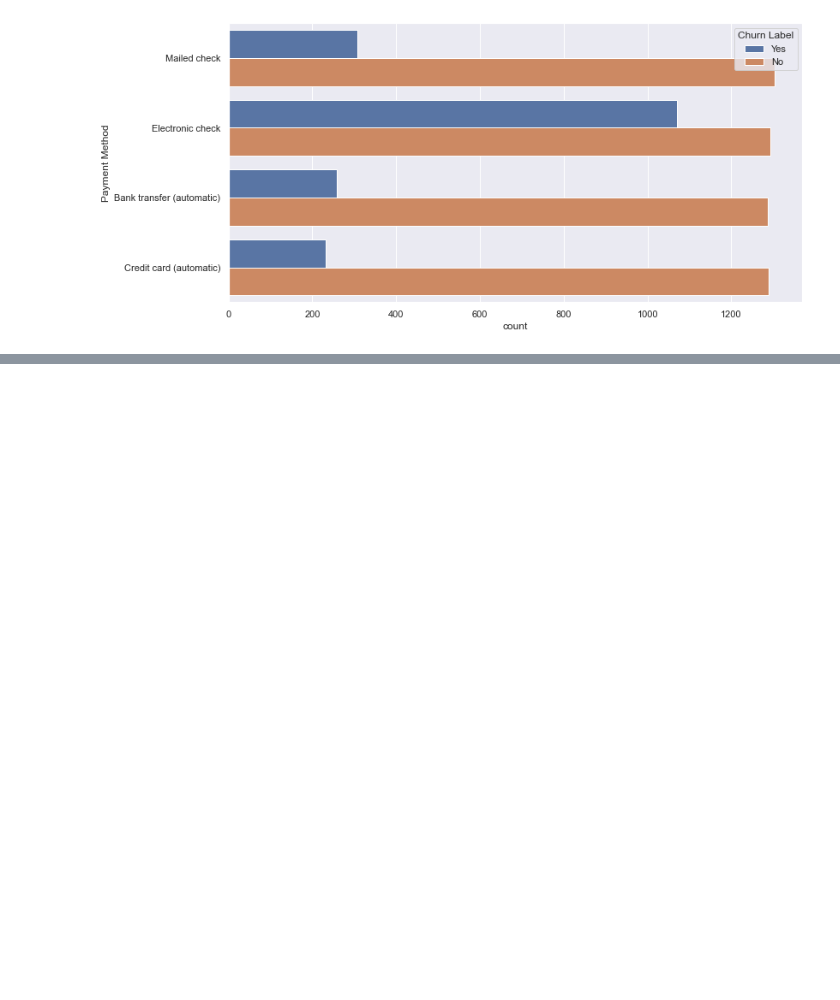
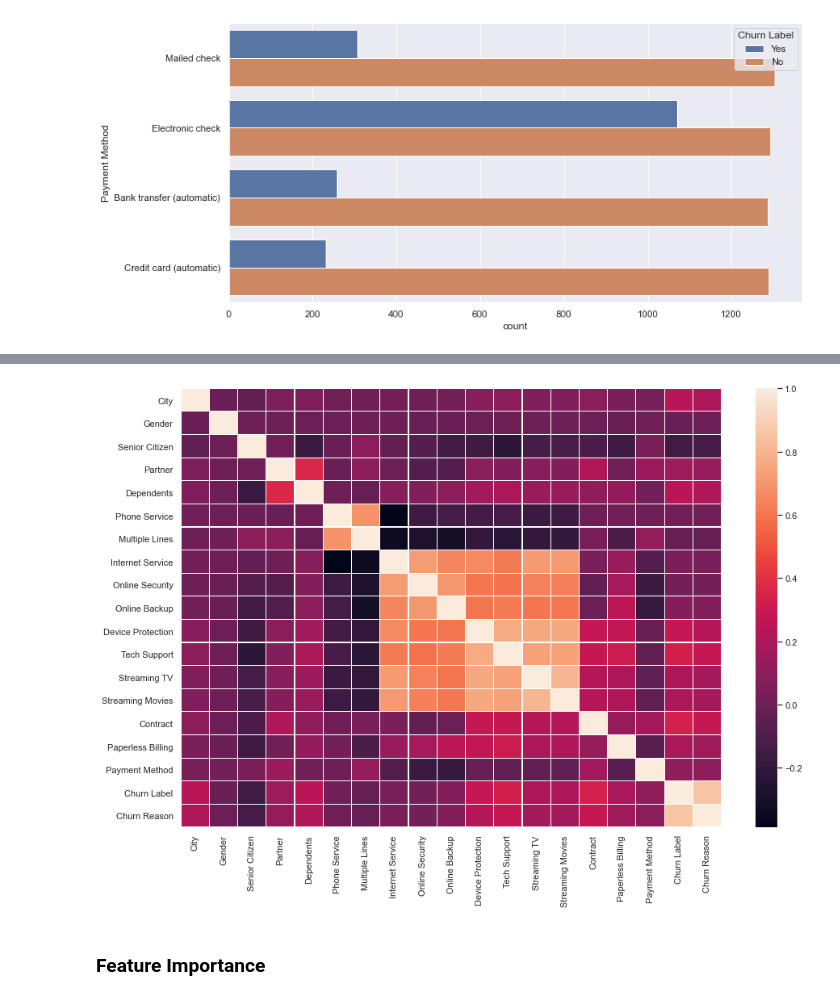
Before and after one commit to samarth-malhotra/Dissertation, a Jupyter notebook: Dissertation Project.ipynb, the cells around one changed output, grey strips where cells are left out. Cells and saved outputs as stored; diff of their text form; code cells hidden in the pictures; blank space fills up the shorter version.

```diff
--- a/Dissertation Project.ipynb
+++ b/Dissertation Project.ipynb
@@ -402,0 +416,6 @@ sns.displot(df_new['Tenure Months'])
+# %%
+# dropping the numerical columns
+categorical = df_new.drop(['CustomerID', 'Tenure Months', 'Monthly Charges', 'Total Charges', 'CLTV'],
+        axis=1)
+corr = categorical.apply(lambda x: pd.factorize(x)[0]).corr()
+corr
@@ -402,0 +440,5 @@ sns.displot(df_new['Tenure Months'])
+# %%
+plt.figure(figsize=(15, 10))
+sns.heatmap(corr, linewidths=.1);
+# %% [output]
+[figure, added]
@@ -402,0 +449,2 @@ sns.displot(df_new['Tenure Months'])
+# %% [markdown]
+### Feature Importance
```
Also changed, not shown: parts of 9 cells of this notebook.
